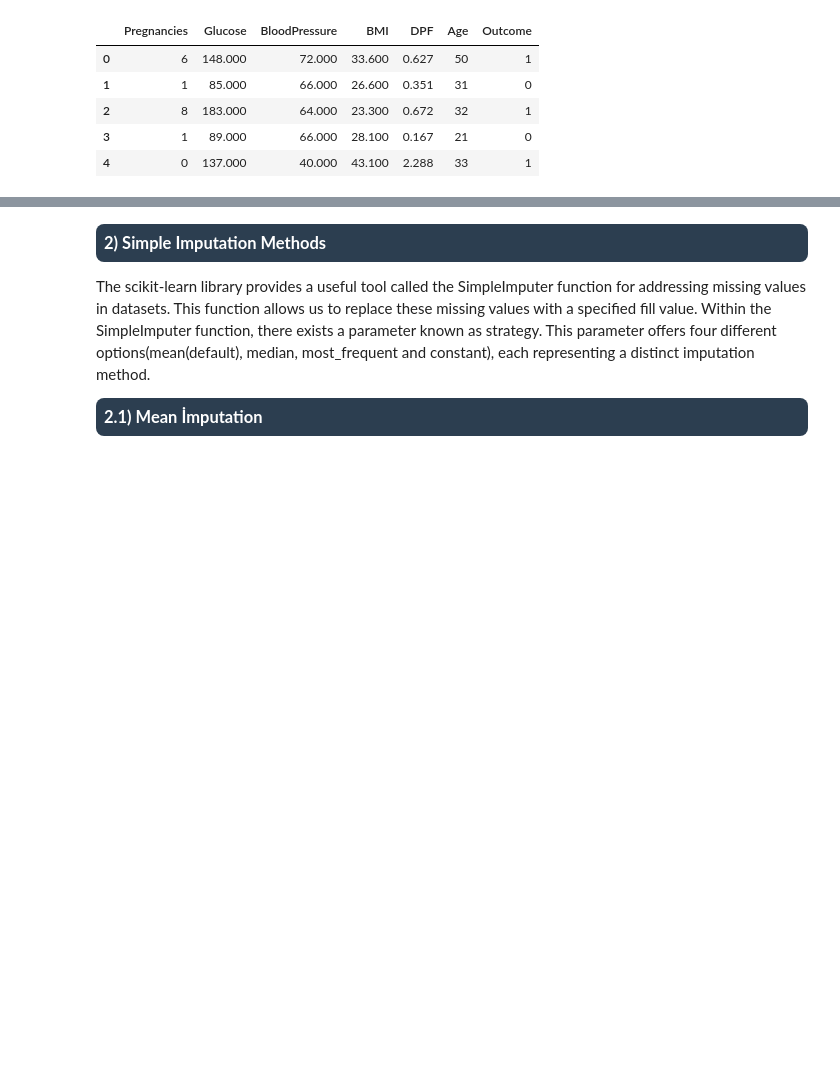
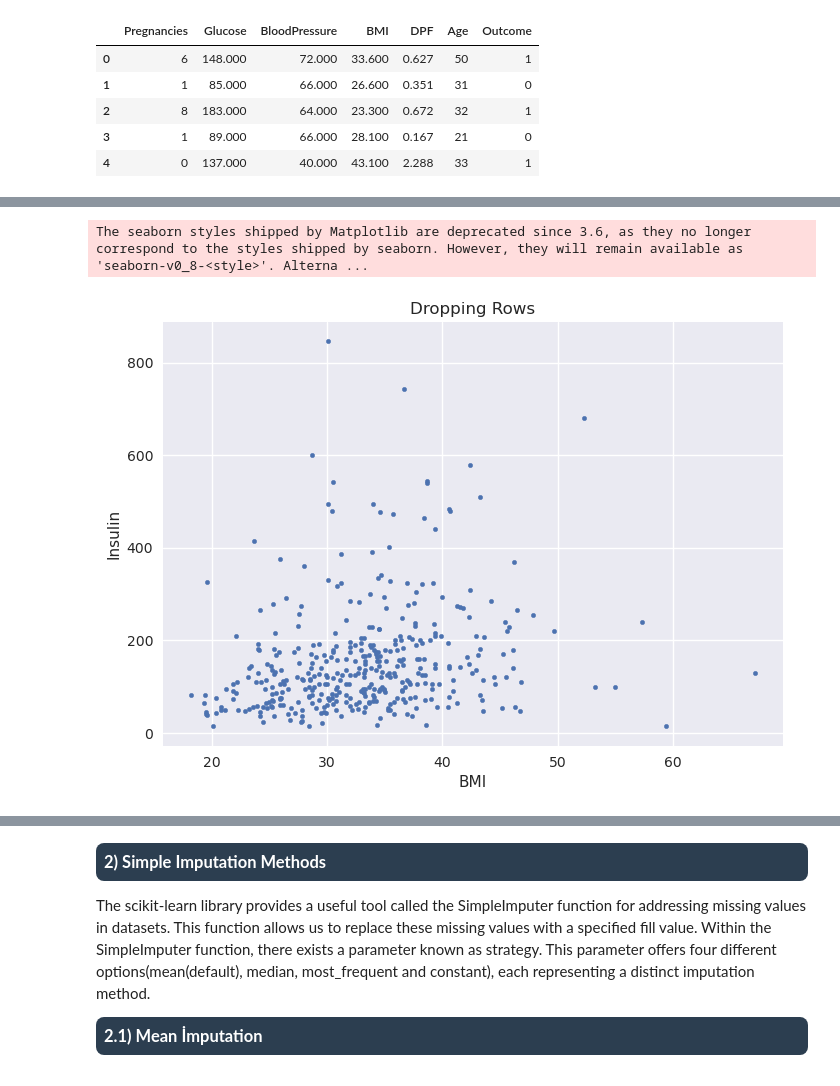
Before and after one commit to hhuseyincosgun/Feature-Engineering, a Jupyter notebook: missing-data-imputation-visualization.ipynb, the cells around one changed output, grey strips where cells are left out. Saved outputs shown, nothing was run; the diff lists cells and outputs as text; code cells hidden in the pictures; blank space fills up the shorter version.

Commit message:
Kaggle Notebook | 📈Missing Data Imputation + Visualization  | Version 4

```diff
--- a/missing-data-imputation-visualization.ipynb
+++ b/missing-data-imputation-visualization.ipynb
@@ -183,0 +197,4 @@ df_drop.head()
+# %%
+# Now deleted rows 2 columns containing nan for ['Insulin', 'SkinThickness']
+df_drop_rows = df.copy()
+df_drop_rows.head()
@@ -183,0 +208,3 @@ df_drop.head()
+# %%
+df_drop_rows=df_drop_rows.dropna(subset=col_names)
+df_drop_rows.head()
@@ -183,0 +218,10 @@ df_drop.head()
+# %%
+# Analyze visually with scatter plot
+plt.style.use('seaborn')
+fig = plt.Figure()
+fig = df_drop_rows.plot(x="BMI", y='Insulin', kind='scatter',
+                    s = 10,
+                    title='Dropping Rows', colorbar=False)
+# %% [output]
+The seaborn styles shipped by Matplotlib are deprecated since 3.6, as they no longer correspond to the styles shipped by seaborn. However, they will remain available as 'seaborn-v0_8-<style>'. Alterna ...
+[figure, added]
```
Also changed, not shown: parts of 15 cells of this notebook.
